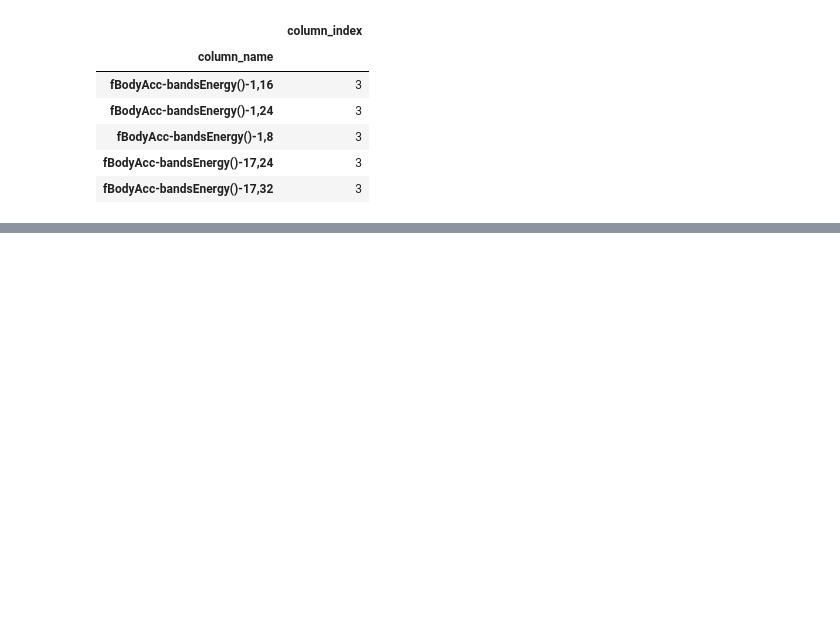
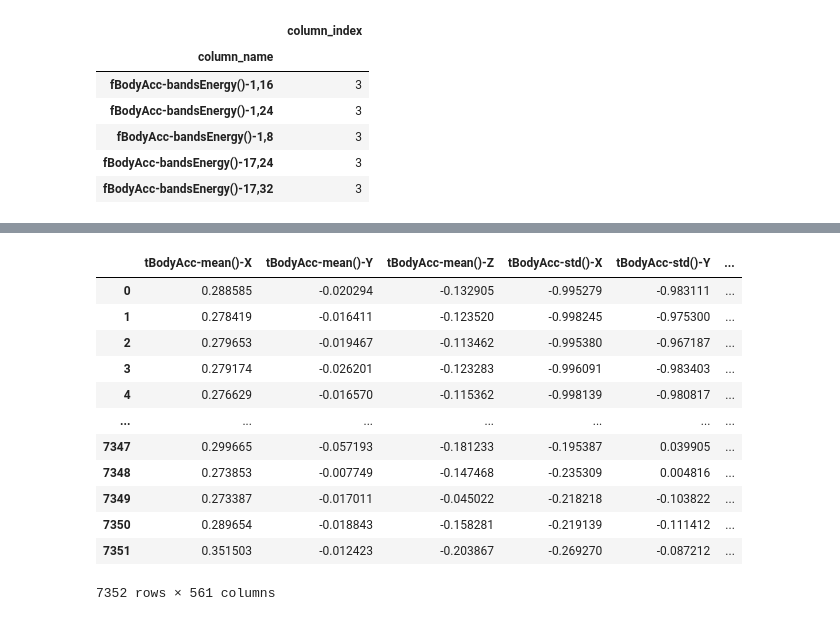
Before and after one commit to maaanzi/ubion, a Jupyter notebook: machine_learning/0312.ipynb, the cells around one changed output, grey strips where cells are left out. Cells and saved outputs as stored; diff of their text form; code cells hidden in the pictures; blank space fills up the shorter version.

```diff
--- a/machine_learning/0312.ipynb
+++ b/machine_learning/0312.ipynb
@@ -198,0 +238,2 @@ def get_new_feature_name_df(old_feature_name_df) :
+# %%
+X_train, X_test, y_train, y_test = get_human_dataset()
@@ -198,0 +252,8 @@ def get_new_feature_name_df(old_feature_name_df) :
+# %%
+# 문자를 숫자로 바꿔주는 (1~6)을 (0~5)로 교체 컴퓨터는 0부터 시작하니까
+from sklearn.preprocessing import LabelEncoder
+encoder = LabelEncoder()
+encoder.fit(y_train['action'])
+
+result = encoder.transform(y_train['action'])
+y_train['action'] = result
@@ -198,0 +275,14 @@ def get_new_feature_name_df(old_feature_name_df) :
+# %%
+from sklearn.tree import DecisionTreeClassifier
+from sklearn.model_selection import GridSearchCV # CrossValidtion
+from sklearn.metrics import accuracy_score
+
+dt_clf = DecisionTreeClassifier(random_state=0)
+
+parameters = {'max_depth' : [5,7,10,15,20]}
+
+clf = GridSearchCV(estimator=dt_clf, param_grid=parameters, cv=3)
+
+clf.fit(X_train, y_train)
+
+result = clf.predict(X_test)
@@ -198,0 +298,3 @@ def get_new_feature_name_df(old_feature_name_df) :
+# %%
+dt_clf_7 = DecisionTreeClassifier(max_depth=7, random_state=0) # random_state는 통일시켜주어야 함 (몇번째 데이터부터 시작할까요?)
+dt_clf_7.fit(X_train, y_train)
@@ -198,0 +366,16 @@ def get_new_feature_name_df(old_feature_name_df) :
+# %%
+X_train
+# %% [output]
+|  | tBodyAcc-mean()-X | tBodyAcc-mean()-Y | tBodyAcc-mean()-Z | tBodyAcc-std()-X | tBodyAcc-std()-Y | ... |
+| 0 | 0.288585 | -0.020294 | -0.132905 | -0.995279 | -0.983111 | ... |
+| 1 | 0.278419 | -0.016411 | -0.123520 | -0.998245 | -0.975300 | ... |
+| 2 | 0.279653 | -0.019467 | -0.113462 | -0.995380 | -0.967187 | ... |
+| 3 | 0.279174 | -0.026201 | -0.123283 | -0.996091 | -0.983403 | ... |
+| 4 | 0.276629 | -0.016570 | -0.115362 | -0.998139 | -0.980817 | ... |
+| ... | ... | ... | ... | ... | ... | ... |
+| 7347 | 0.299665 | -0.057193 | -0.181233 | -0.195387 | 0.039905 | ... |
+| 7348 | 0.273853 | -0.007749 | -0.147468 | -0.235309 | 0.004816 | ... |
+| 7349 | 0.273387 | -0.017011 | -0.045022 | -0.218218 | -0.103822 | ... |
+| 7350 | 0.289654 | -0.018843 | -0.158281 | -0.219139 | -0.111412 | ... |
+| 7351 | 0.351503 | -0.012423 | -0.203867 | -0.269270 | -0.087212 | ... |
+7352 rows × 561 columns
```
Also changed, not shown: parts of 18 cells of this notebook, 1 other file.
